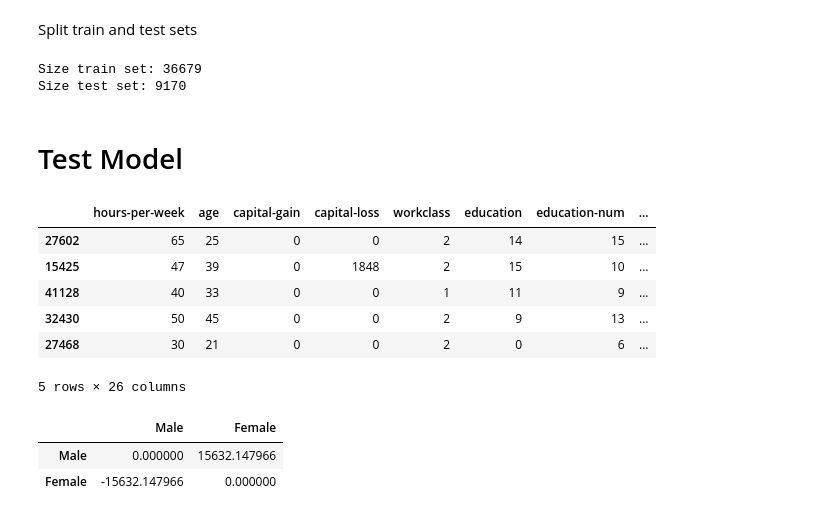
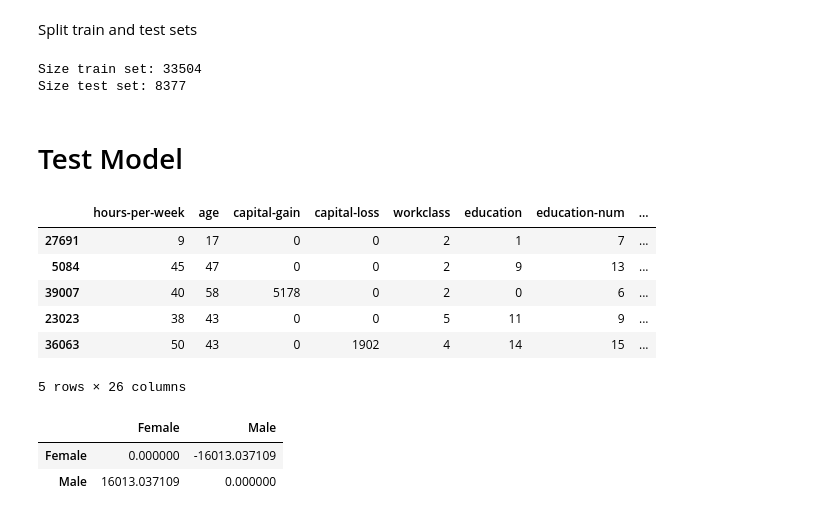
Before and after one commit to Jagoda222/HCML_2, a Jupyter notebook: David_1.ipynb, the cells around one changed output. Cells and saved outputs as stored; diff of their text form; code cells hidden in the pictures.

```diff
--- a/David_1.ipynb
+++ b/David_1.ipynb
@@ -333,7 +350,7 @@ cat_features = ['workclass', 'education', 'marital-status', 'relationship', 'rac
                 'marital_privilige', 'relationship_privilige', 'country_privilege']
 
 
-df = df.drop(['GDP_2025', 'gdp_class'], axis=1)
+df = df[df['native-country'] == 'United-States'].drop(['GDP_2025', 'gdp_class'], axis=1)
 
 encoded_df = df.copy()  # Use .copy() to avoid the warning
 label_encoder = LabelEncoder()
@@ -365,24 +382,29 @@ y_test = np.array(test_set['income'])
 print('Size train set:', train_set.shape[0])
 print('Size test set:',test_set.shape[0])
 # %% [output]
-Size train set: 36679
-Size test set: 9170
+Size train set: 33504
+Size test set: 8377
 # %%
-reg = LinearRegression().fit(X_train, y_train)
-y_pred = reg.predict(X_test)
+# reg = LinearRegression().fit(X_train, y_train)
+# y_pred = reg.predict(X_test)
+
+xgb_reg = xgb.XGBRegressor(random_state=42)
+xgb_reg.fit(X_train, y_train)
+y_pred = xgb_reg.predict(X_test)
 # %% [markdown]
 # Test Model
 # %%
 pred_df = test_set.copy()
 pred_df['pred_income'] = y_pred
+pred_df['pred_income'] = pred_df['pred_income'].round(2)
 pred_df.head()
 # %% [output]
 |  | hours-per-week | age | capital-gain | capital-loss | workclass | education | education-num | ... |
-| 27602 | 65 | 25 | 0 | 0 | 2 | 14 | 15 | ... |
-| 15425 | 47 | 39 | 0 | 1848 | 2 | 15 | 10 | ... |
-| 41128 | 40 | 33 | 0 | 0 | 1 | 11 | 9 | ... |
-| 32430 | 50 | 45 | 0 | 0 | 2 | 9 | 13 | ... |
-| 27468 | 30 | 21 | 0 | 0 | 2 | 0 | 6 | ... |
+| 27691 | 9 | 17 | 0 | 0 | 2 | 1 | 7 | ... |
+| 5084 | 45 | 47 | 0 | 0 | 2 | 9 | 13 | ... |
+| 39007 | 40 | 58 | 5178 | 0 | 2 | 0 | 6 | ... |
+| 23023 | 38 | 43 | 0 | 0 | 5 | 11 | 9 | ... |
+| 36063 | 50 | 43 | 0 | 1902 | 4 | 14 | 15 | ... |
 5 rows × 26 columns
 # %%
 def get_sp_reg_matrix(data, attribute):
@@ -412,9 +432,9 @@ country_sp = rename_matrix(country_sp, 'country_privilege')
 # %%
 gender_sp
 # %% [output]
-|  | Male | Female |
-| Male | 0.000000 | 15632.147966 |
-| Female | -15632.147966 | 0.000000 |
+|  | Female | Male |
+| Female | 0.000000 | -16013.037109 |
+| Male | 16013.037109 | 0.000000 |
 # %%
 race_sp
 # %% [output]
```
Also changed, not shown: parts of 7 cells of this notebook.
